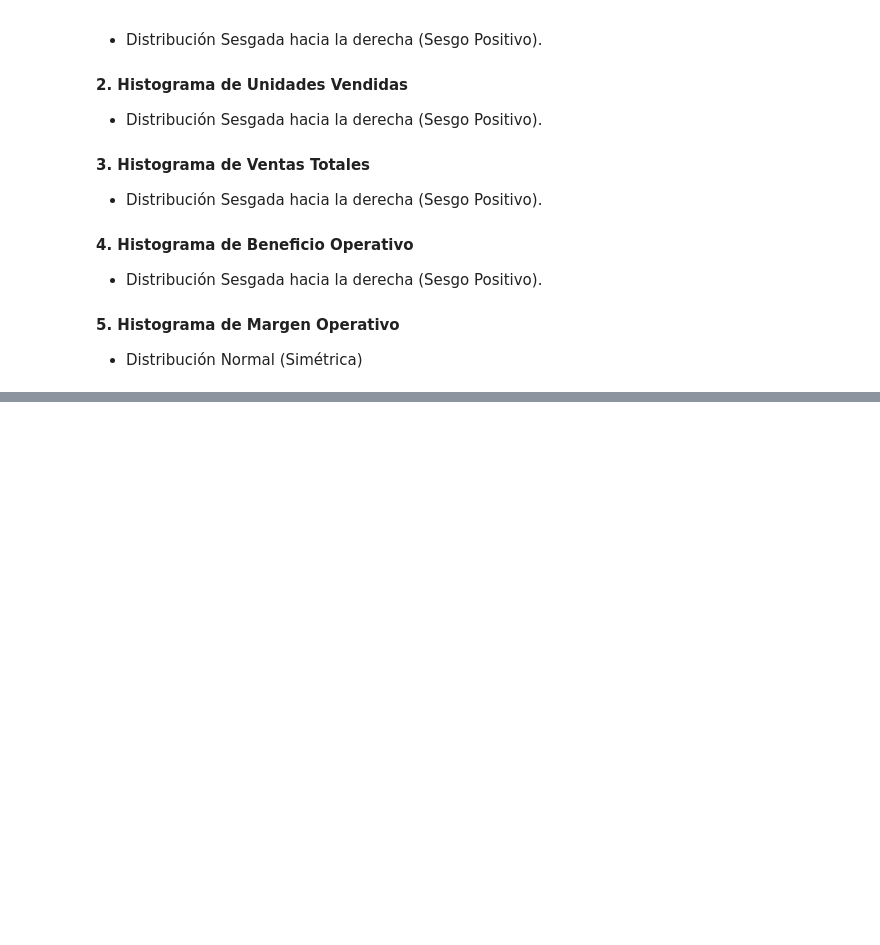
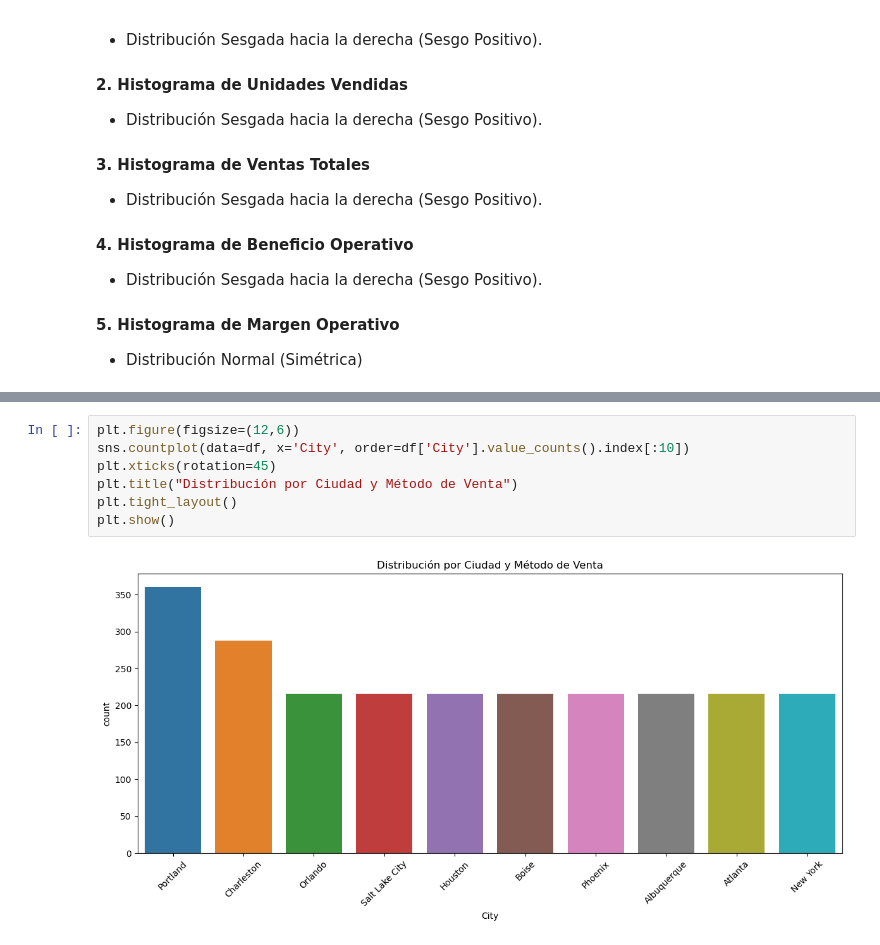
Before and after one commit to Dilmer-Rojas/Ventas_Adidas, a Jupyter notebook: notebooks/1.EDA.ipynb, the cells around one changed output, grey strips where cells are left out. Drawn from its saved outputs; the diff is of its cells as text; blank space fills up the shorter version.

```diff
--- a/notebooks/1.EDA.ipynb
+++ b/notebooks/1.EDA.ipynb
@@ -435,0 +479,9 @@ plt.show()
+# %%
+plt.figure(figsize=(12,6))
+sns.countplot(data=df, x='City', order=df['City'].value_counts().index[:10])
+plt.xticks(rotation=45)
+plt.title("Distribución por Ciudad y Método de Venta")
+plt.tight_layout()
+plt.show()
+# %% [output]
+[figure, added]
```
Also changed, not shown: parts of 6 cells of this notebook, 1 other file.
